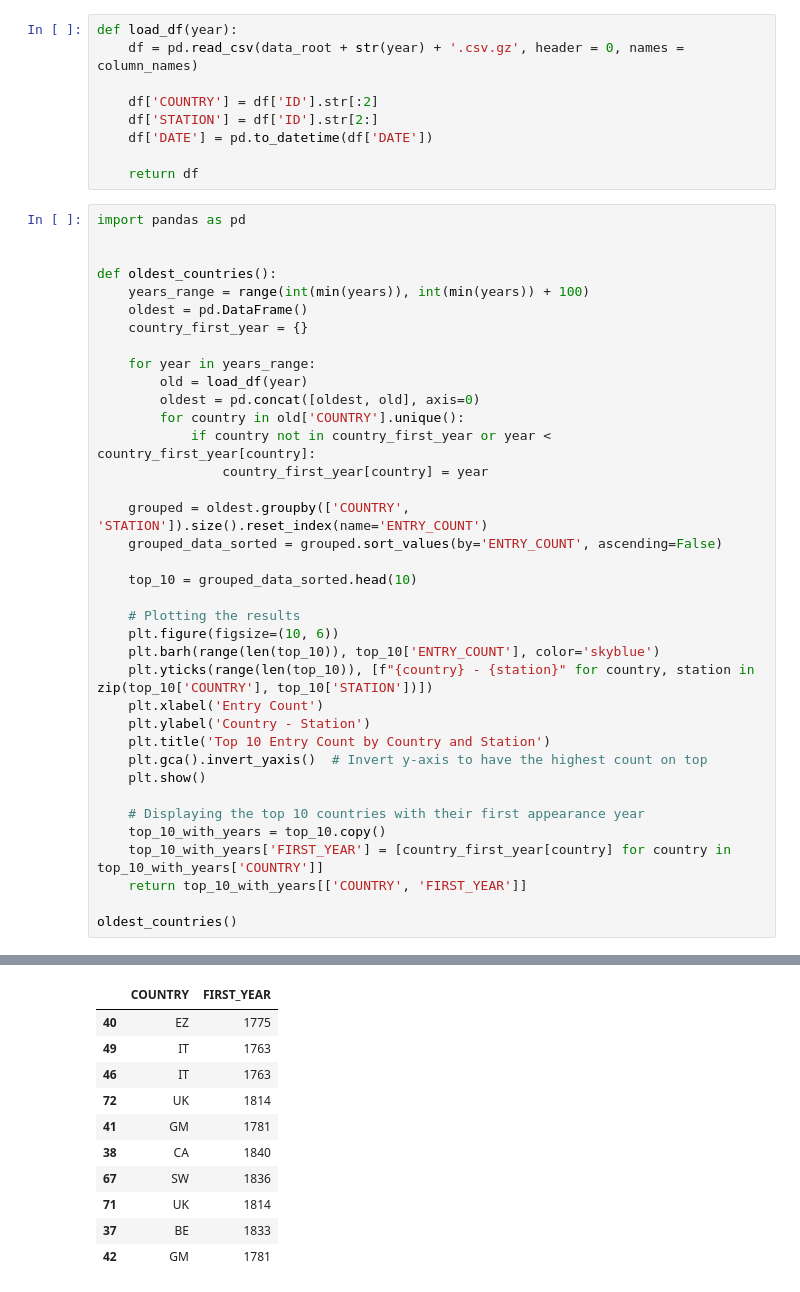
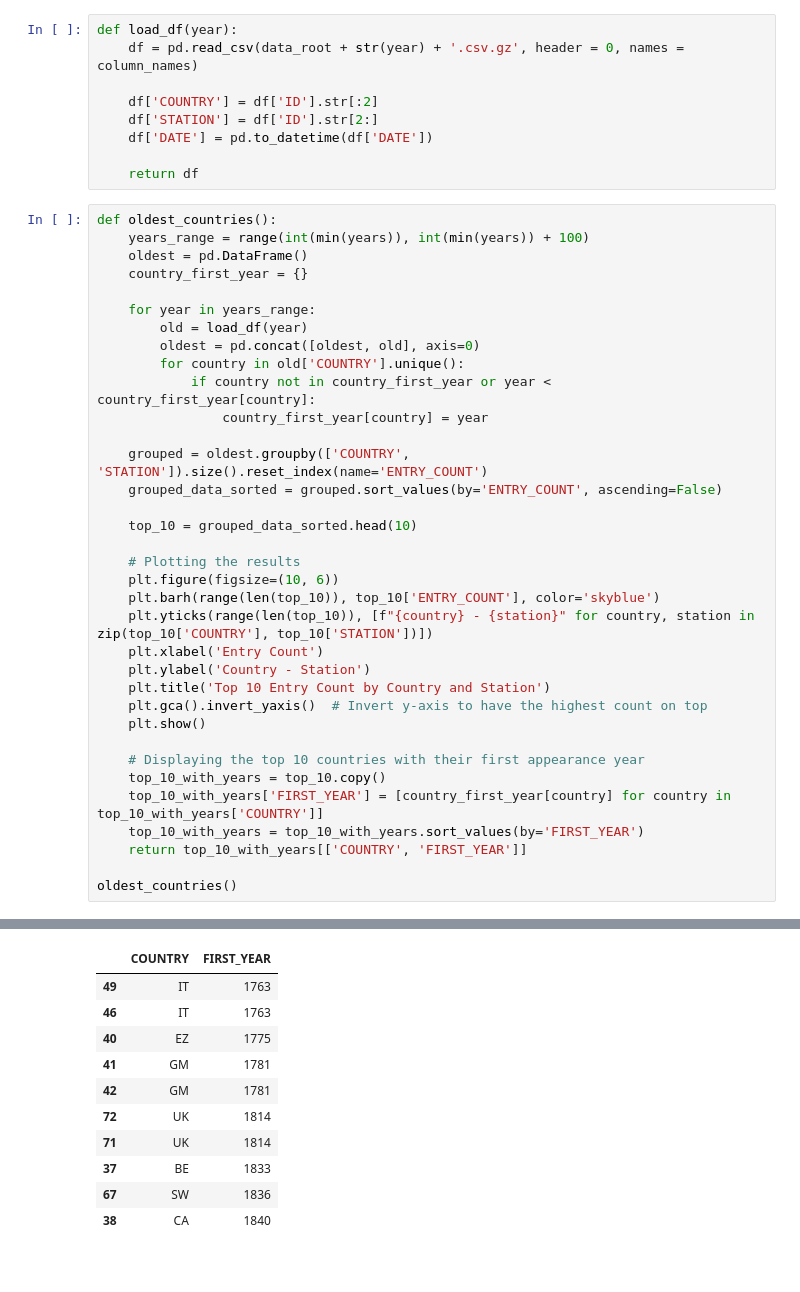
Before and after one commit to LeliaE/climateScience, a Jupyter notebook: Weather_Report.ipynb, the cells around one changed output, grey strips where cells are left out. Saved outputs shown, nothing was run; the diff lists cells and outputs as text.

Commit message:
Sorting based on year

```diff
--- a/Weather_Report.ipynb
+++ b/Weather_Report.ipynb
@@ -101,9 +101,6 @@ def load_df(year):
 
     return df
 # %%
-import pandas as pd
-
-
 def oldest_countries():
     years_range = range(int(min(years)), int(min(years)) + 100)
     oldest = pd.DataFrame()
@@ -113,40 +110,41 @@ def oldest_countries():
         old = load_df(year)
         oldest = pd.concat([oldest, old], axis=0)
         for country in old['COUNTRY'].unique():
             if country not in country_first_year or year < country_first_year[country]:
                 country_first_year[country] = year
 
     grouped = oldest.groupby(['COUNTRY', 'STATION']).size().reset_index(name='ENTRY_COUNT')
     grouped_data_sorted = grouped.sort_values(by='ENTRY_COUNT', ascending=False)
 
     top_10 = grouped_data_sorted.head(10)
 
     # Plotting the results
     plt.figure(figsize=(10, 6))
     plt.barh(range(len(top_10)), top_10['ENTRY_COUNT'], color='skyblue')
     plt.yticks(range(len(top_10)), [f"{country} - {station}" for country, station in zip(top_10['COUNTRY'], top_10['STATION'])])
     plt.xlabel('Entry Count')
     plt.ylabel('Country - Station')
     plt.title('Top 10 Entry Count by Country and Station')
     plt.gca().invert_yaxis()  # Invert y-axis to have the highest count on top
     plt.show()
 
     # Displaying the top 10 countries with their first appearance year
     top_10_with_years = top_10.copy()
     top_10_with_years['FIRST_YEAR'] = [country_first_year[country] for country in top_10_with_years['COUNTRY']]
+    top_10_with_years = top_10_with_years.sort_values(by='FIRST_YEAR')
     return top_10_with_years[['COUNTRY', 'FIRST_YEAR']]
 
 oldest_countries()
 # %% [output]
 [figure]
 |  | COUNTRY | FIRST_YEAR |
-| 40 | EZ | 1775 |
 | 49 | IT | 1763 |
 | 46 | IT | 1763 |
+| 40 | EZ | 1775 |
+| 41 | GM | 1781 |
+| 42 | GM | 1781 |
 | 72 | UK | 1814 |
-| 41 | GM | 1781 |
-| 38 | CA | 1840 |
-| 67 | SW | 1836 |
 | 71 | UK | 1814 |
 | 37 | BE | 1833 |
-| 42 | GM | 1781 |
+| 67 | SW | 1836 |
+| 38 | CA | 1840 |
```
